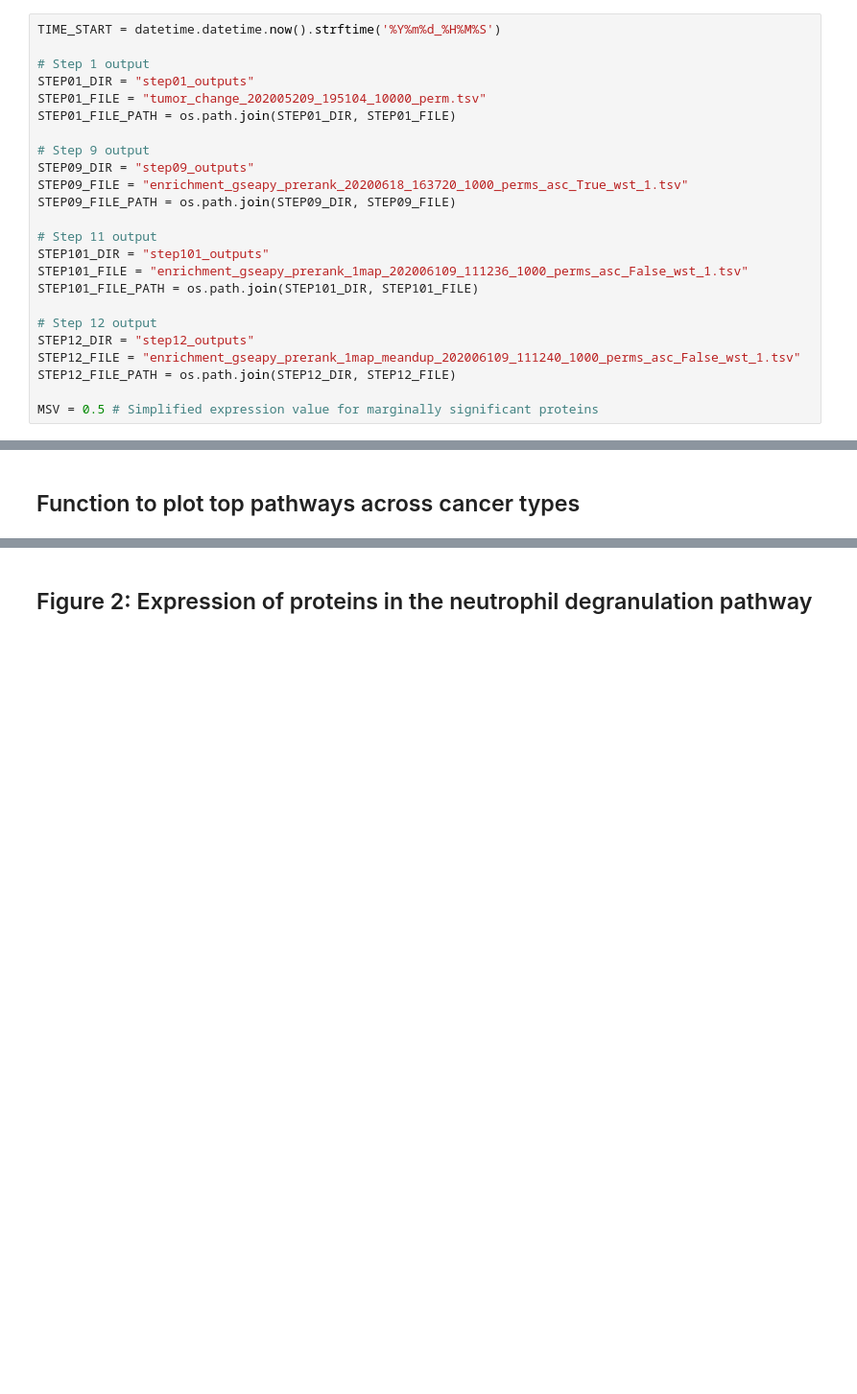
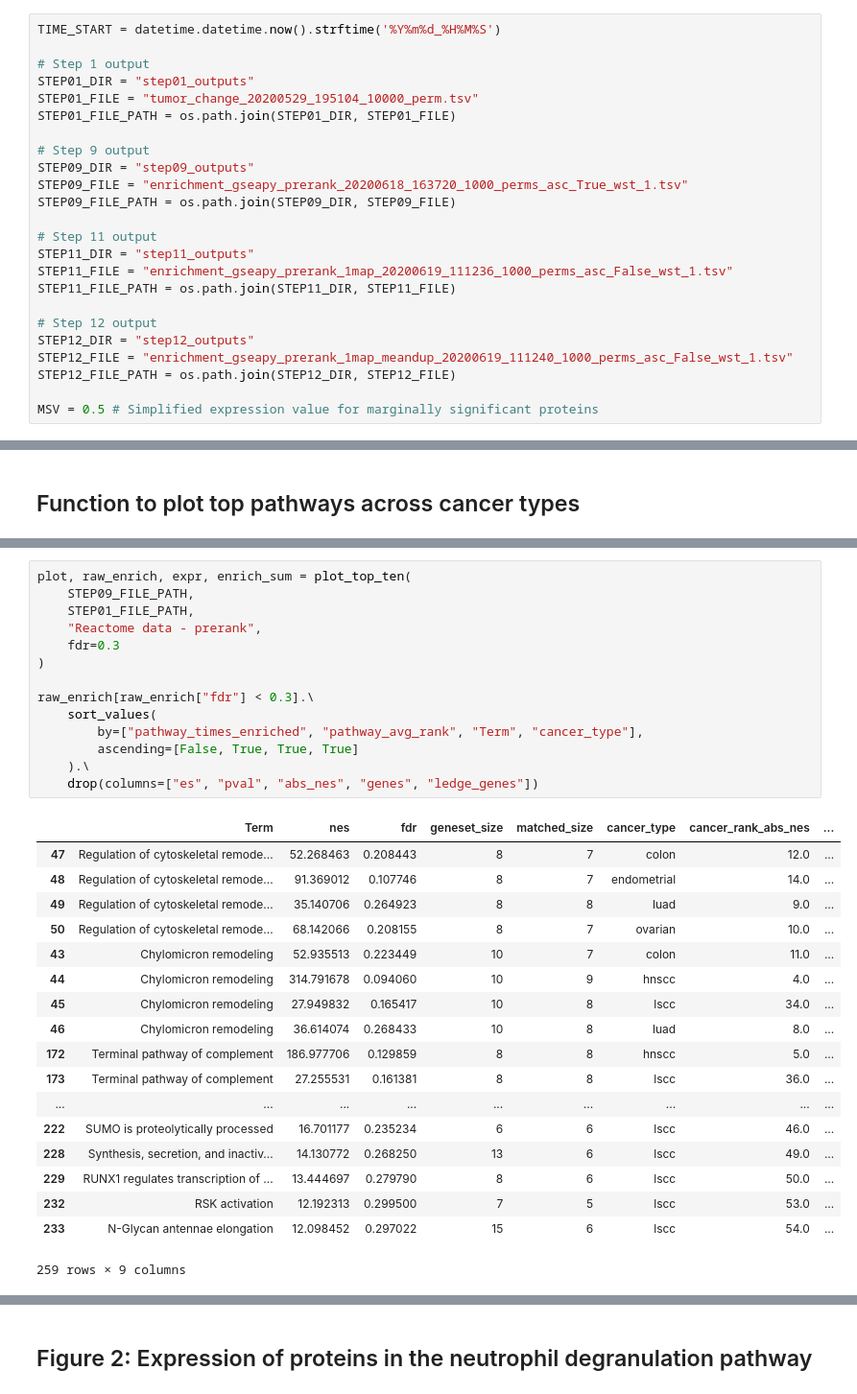
Before and after one commit to caleb-lindgren/scratchpad, a Jupyter notebook: pancancer_enrichment/10_visualize_results_gseapy_prerank.ipynb, the cells around one changed output, grey strips where cells are left out. Shown at 96% size. Saved outputs shown, nothing was run; the diff lists cells and outputs as text; blank space fills up the shorter version.

```diff
--- a/pancancer_enrichment/10_visualize_results_gseapy_prerank.ipynb
+++ b/pancancer_enrichment/10_visualize_results_gseapy_prerank.ipynb
@@ -17,7 +17,7 @@ TIME_START = datetime.datetime.now().strftime('%Y%m%d_%H%M%S')
 
 # Step 1 output
 STEP01_DIR = "step01_outputs"
-STEP01_FILE = "tumor_change_202005209_195104_10000_perm.tsv"
+STEP01_FILE = "tumor_change_20200529_195104_10000_perm.tsv"
 STEP01_FILE_PATH = os.path.join(STEP01_DIR, STEP01_FILE)
 
 # Step 9 output
@@ -26,13 +26,13 @@ STEP09_FILE = "enrichment_gseapy_prerank_20200618_163720_1000_perms_asc_True_wst
 STEP09_FILE_PATH = os.path.join(STEP09_DIR, STEP09_FILE)
 
 # Step 11 output
-STEP101_DIR = "step101_outputs"
-STEP101_FILE = "enrichment_gseapy_prerank_1map_202006109_111236_1000_perms_asc_False_wst_1.tsv"
-STEP101_FILE_PATH = os.path.join(STEP101_DIR, STEP101_FILE)
+STEP11_DIR = "step11_outputs"
+STEP11_FILE = "enrichment_gseapy_prerank_1map_20200619_111236_1000_perms_asc_False_wst_1.tsv"
+STEP11_FILE_PATH = os.path.join(STEP11_DIR, STEP11_FILE)
 
 # Step 12 output
 STEP12_DIR = "step12_outputs"
-STEP12_FILE = "enrichment_gseapy_prerank_1map_meandup_202006109_111240_1000_perms_asc_False_wst_1.tsv"
+STEP12_FILE = "enrichment_gseapy_prerank_1map_meandup_20200619_111240_1000_perms_asc_False_wst_1.tsv"
 STEP12_FILE_PATH = os.path.join(STEP12_DIR, STEP12_FILE)
 
 MSV = 0.5 # Simplified expression value for marginally significant proteins
@@ -236,0 +262,33 @@ enrich = plot_top_ten(STEP09_FILE_PATH, STEP01_FILE_PATH, "Reactome data - prera
+# %%
+plot, raw_enrich, expr, enrich_sum = plot_top_ten(
+    STEP09_FILE_PATH,
+    STEP01_FILE_PATH,
+    "Reactome data - prerank",
+    fdr=0.3
+)
+
+raw_enrich[raw_enrich["fdr"] < 0.3].\
+    sort_values(
+        by=["pathway_times_enriched", "pathway_avg_rank", "Term", "cancer_type"],
+        ascending=[False, True, True, True]
+    ).\
+    drop(columns=["es", "pval", "abs_nes", "genes", "ledge_genes"])
+# %% [output]
+|  | Term | nes | fdr | geneset_size | matched_size | cancer_type | cancer_rank_abs_nes | ... |
+| 47 | Regulation of cytoskeletal remode... | 52.268463 | 0.208443 | 8 | 7 | colon | 12.0 | ... |
+| 48 | Regulation of cytoskeletal remode... | 91.369012 | 0.107746 | 8 | 7 | endometrial | 14.0 | ... |
+| 49 | Regulation of cytoskeletal remode... | 35.140706 | 0.264923 | 8 | 8 | luad | 9.0 | ... |
+| 50 | Regulation of cytoskeletal remode... | 68.142066 | 0.208155 | 8 | 7 | ovarian | 10.0 | ... |
+| 43 | Chylomicron remodeling | 52.935513 | 0.223449 | 10 | 7 | colon | 11.0 | ... |
+| 44 | Chylomicron remodeling | 314.791678 | 0.094060 | 10 | 9 | hnscc | 4.0 | ... |
+| 45 | Chylomicron remodeling | 27.949832 | 0.165417 | 10 | 8 | lscc | 34.0 | ... |
+| 46 | Chylomicron remodeling | 36.614074 | 0.268433 | 10 | 8 | luad | 8.0 | ... |
+| 172 | Terminal pathway of complement | 186.977706 | 0.129859 | 8 | 8 | hnscc | 5.0 | ... |
+| 173 | Terminal pathway of complement | 27.255531 | 0.161381 | 8 | 8 | lscc | 36.0 | ... |
+| ... | ... | ... | ... | ... | ... | ... | ... | ... |
+| 222 | SUMO is proteolytically processed | 16.701177 | 0.235234 | 6 | 6 | lscc | 46.0 | ... |
+| 228 | Synthesis, secretion, and inactiv... | 14.130772 | 0.268250 | 13 | 6 | lscc | 49.0 | ... |
+| 229 | RUNX1 regulates transcription of ... | 13.444697 | 0.279790 | 8 | 6 | lscc | 50.0 | ... |
+| 232 | RSK activation | 12.192313 | 0.299500 | 7 | 5 | lscc | 53.0 | ... |
+| 233 | N-Glycan antennae elongation | 12.098452 | 0.297022 | 15 | 6 | lscc | 54.0 | ... |
+259 rows × 9 columns
```
Also changed, not shown: parts of 16 cells of this notebook, 17 other files.
